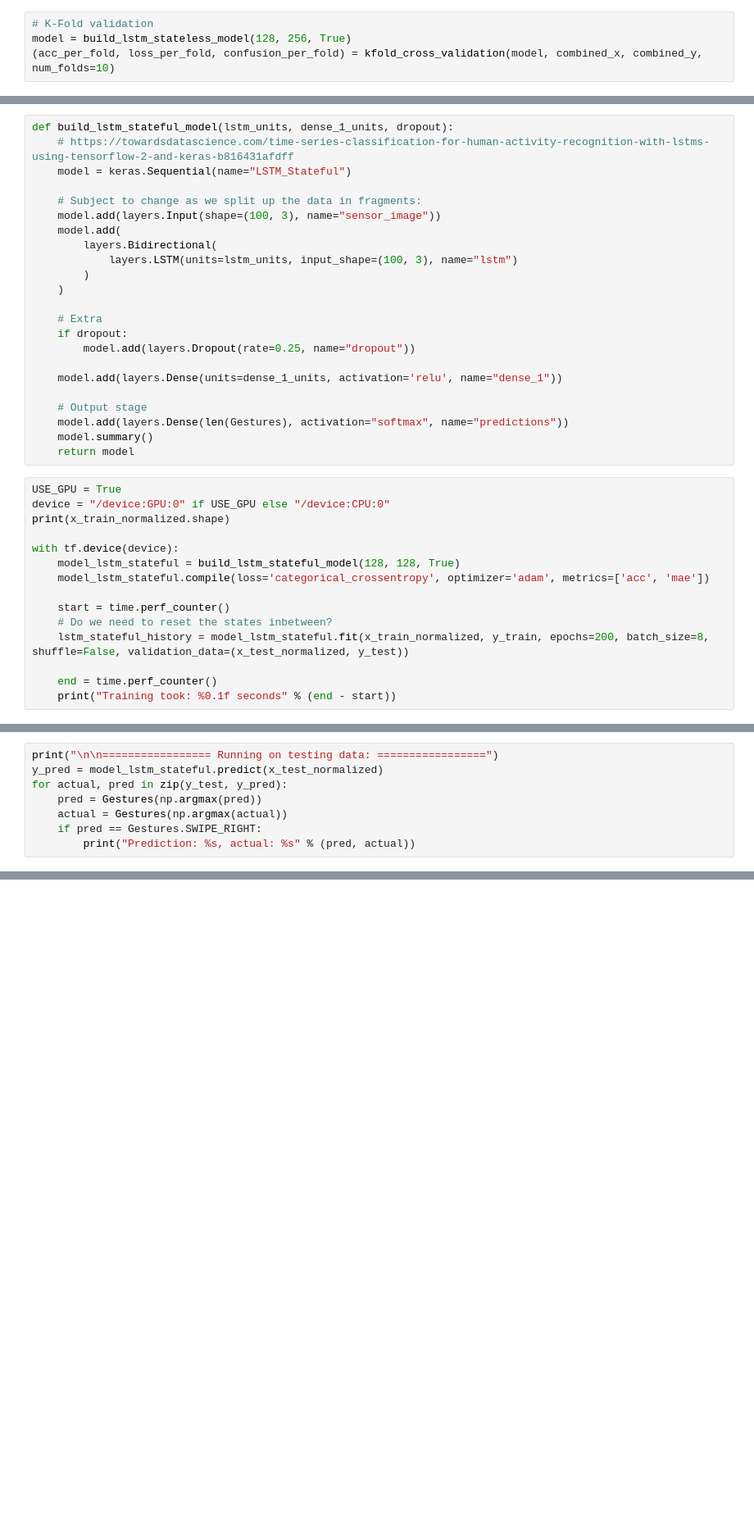
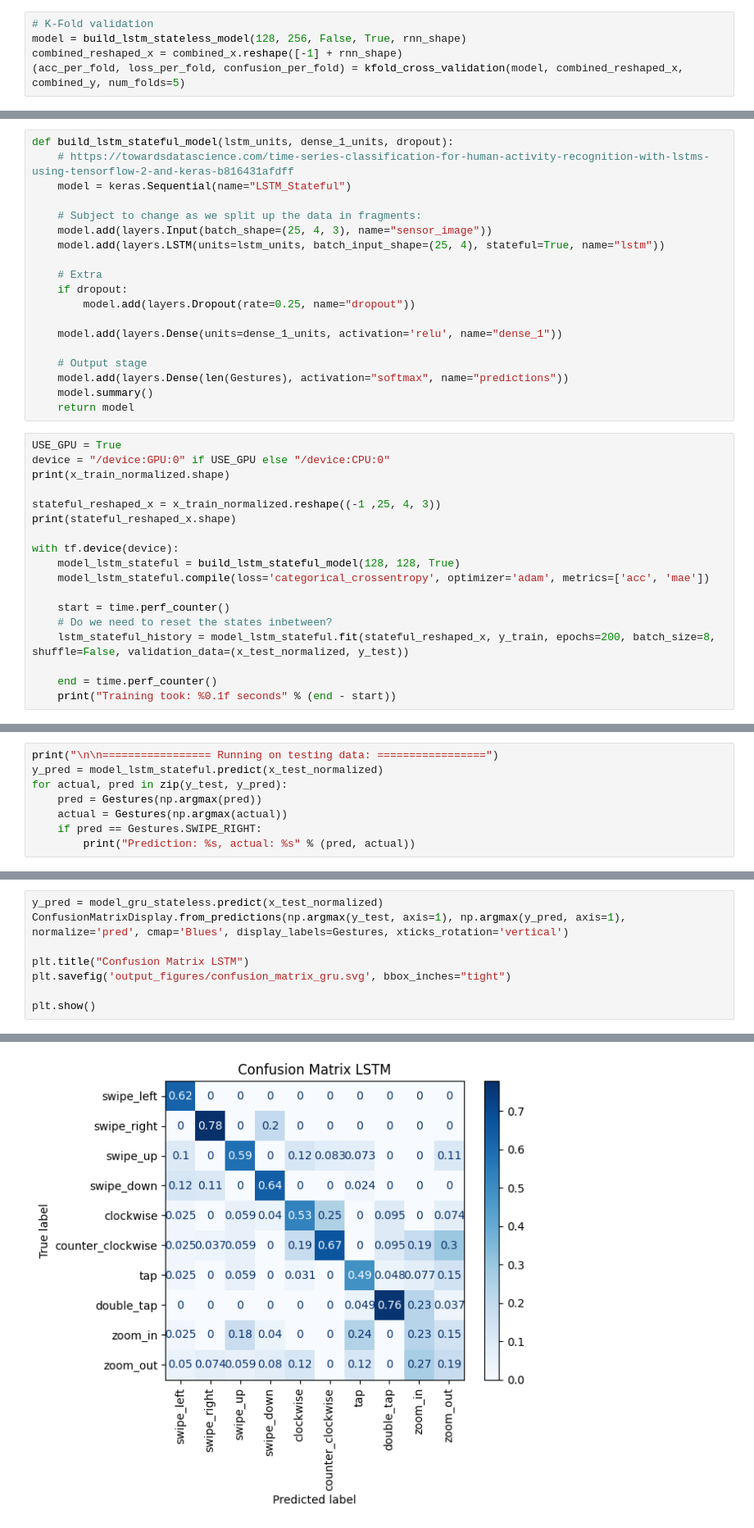
Before and after one commit to SemvandenBroek/CSE3000-gestures, a Jupyter notebook: ml-dev/test_data.ipynb, the cells around one changed output, grey strips where cells are left out. Shown at 82% size. Drawn from its saved outputs; the diff is of its cells as text; blank space fills up the shorter version.

```diff
--- a/ml-dev/test_data.ipynb
+++ b/ml-dev/test_data.ipynb
@@ -597,8 +745,9 @@ for i in range(x_test_normalized.shape[0]):
     print("Prediction: %s, actual: %s" % (Gestures(np.argmax(test_prediction)), Gestures(np.argmax(y_test[i]))))
 # %%
 # K-Fold validation
-model = build_lstm_stateless_model(128, 256, True)
-(acc_per_fold, loss_per_fold, confusion_per_fold) = kfold_cross_validation(model, combined_x, combined_y, num_folds=10)
+model = build_lstm_stateless_model(128, 256, False, True, rnn_shape)
+combined_reshaped_x = combined_x.reshape([-1] + rnn_shape)
+(acc_per_fold, loss_per_fold, confusion_per_fold) = kfold_cross_validation(model, combined_reshaped_x, combined_y, num_folds=5)
 # %%
 print(acc_per_fold)
 print("Acc: %.3f std: %.3f" % (np.average(acc_per_fold), np.std(acc_per_fold)))
@@ -609,12 +901,8 @@ def build_lstm_stateful_model(lstm_units, dense_1_units, dropout):
     model = keras.Sequential(name="LSTM_Stateful")
 
     # Subject to change as we split up the data in fragments:
-    model.add(layers.Input(shape=(100, 3), name="sensor_image"))
-    model.add(
-        layers.Bidirectional(
-            layers.LSTM(units=lstm_units, input_shape=(100, 3), name="lstm")
-        )
-    )
+    model.add(layers.Input(batch_shape=(25, 4, 3), name="sensor_image"))
+    model.add(layers.LSTM(units=lstm_units, batch_input_shape=(25, 4), stateful=True, name="lstm"))
 
     # Extra
     if dropout:
@@ -630,6 +918,9 @@ def build_lstm_stateful_model(lstm_units, dense_1_units, dropout):
 USE_GPU = True
 device = "/device:GPU:0" if USE_GPU else "/device:CPU:0"
 print(x_train_normalized.shape)
+
+stateful_reshaped_x = x_train_normalized.reshape((-1 ,25, 4, 3))
+print(stateful_reshaped_x.shape)
 
 with tf.device(device):
     model_lstm_stateful = build_lstm_stateful_model(128, 128, True)
@@ -637,7 +928,7 @@ with tf.device(device):
 
     start = time.perf_counter()
     # Do we need to reset the states inbetween?
-    lstm_stateful_history = model_lstm_stateful.fit(x_train_normalized, y_train, epochs=200, batch_size=8, shuffle=False, validation_data=(x_test_normalized, y_test))
+    lstm_stateful_history = model_lstm_stateful.fit(stateful_reshaped_x, y_train, epochs=200, batch_size=8, shuffle=False, validation_data=(x_test_normalized, y_test))
 
     end = time.perf_counter()
     print("Training took: %0.1f seconds" % (end - start))
@@ -704,0 +1158,9 @@ for actual, pred in zip(y_test, y_pred):
+# %%
+y_pred = model_gru_stateless.predict(x_test_normalized)
+ConfusionMatrixDisplay.from_predictions(np.argmax(y_test, axis=1), np.argmax(y_pred, axis=1), normalize='pred', cmap='Blues', display_labels=Gestures, xticks_rotation='vertical')
+
+plt.title("Confusion Matrix LSTM")
+plt.savefig('output_figures/confusion_matrix_gru.svg', bbox_inches="tight")
+
+plt.show()
+# %% [output]
@@ -704,0 +1169 @@ for actual, pred in zip(y_test, y_pred):
+[figure, added]
```
Also changed, not shown: parts of 36 cells of this notebook, 9 other files.
